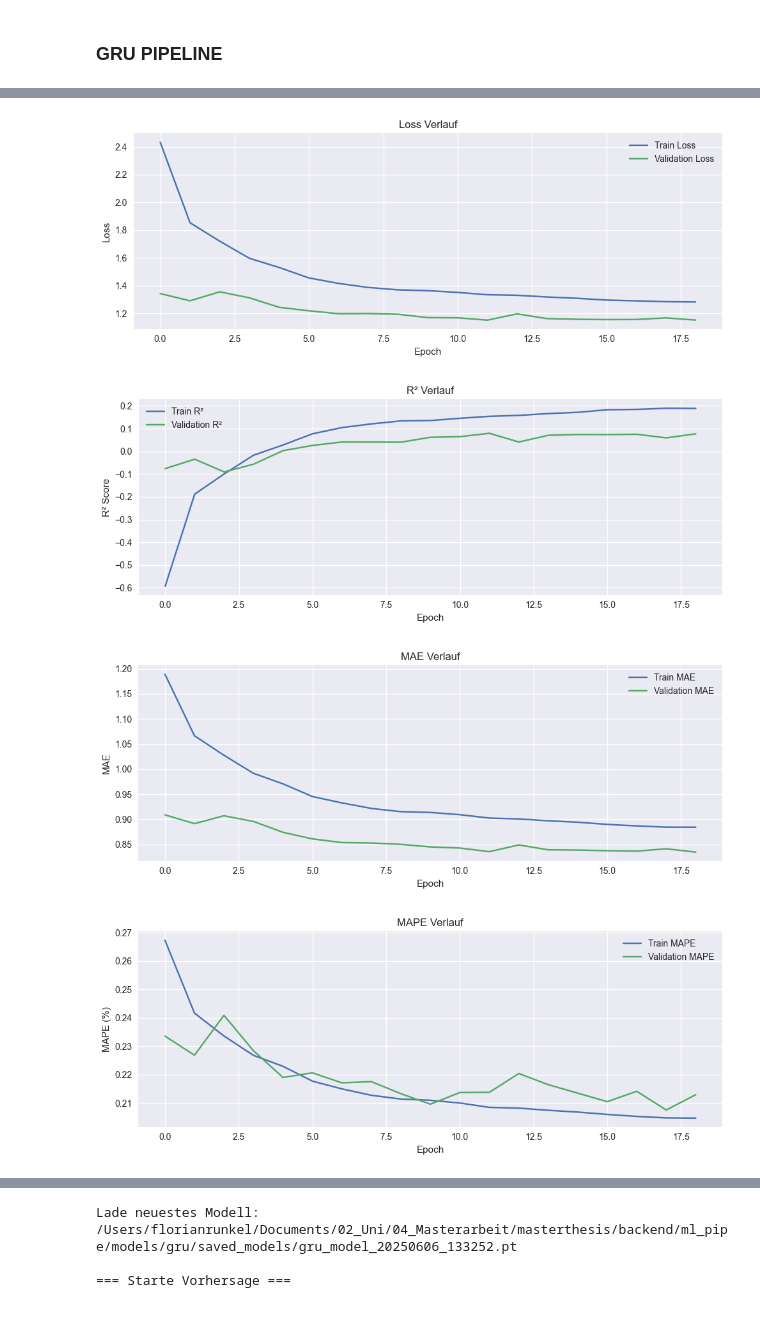
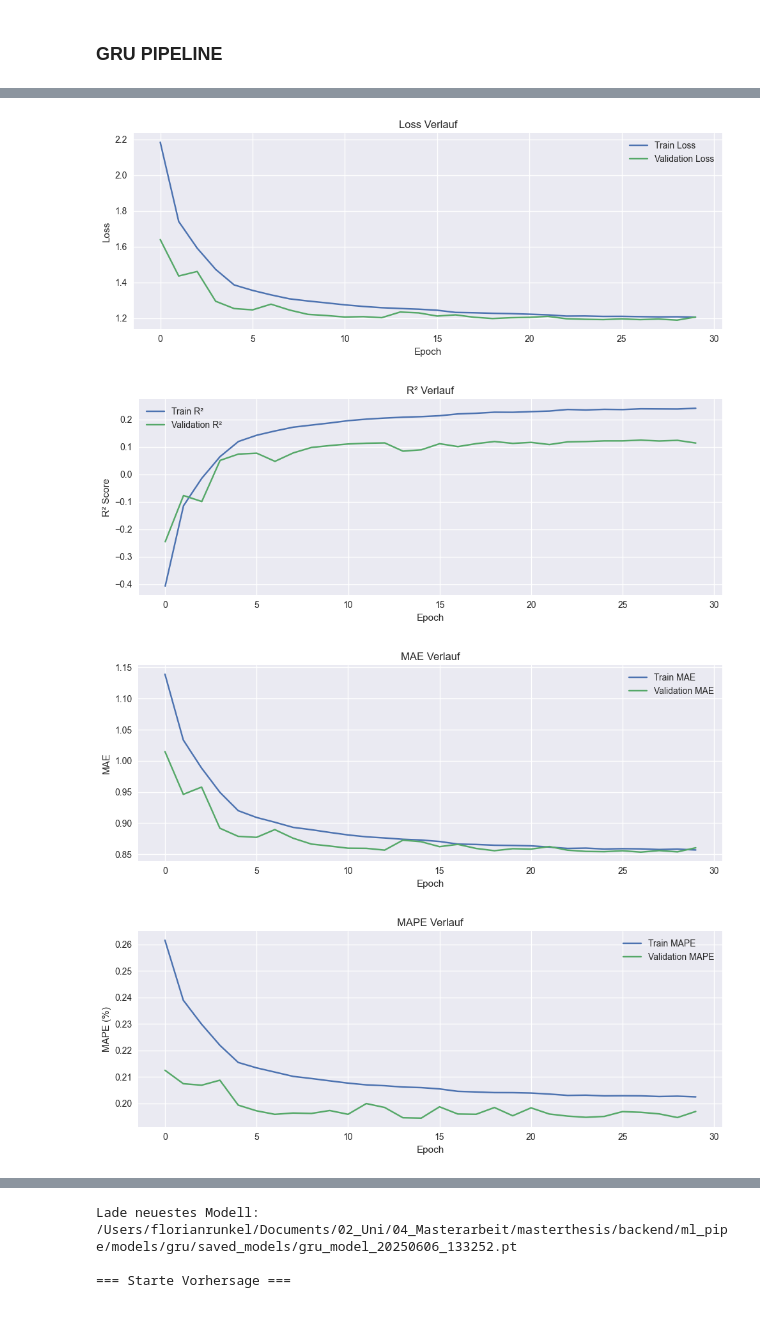
Before and after one commit to FlorianRunkel/masterthesis, a Jupyter notebook: backend/ml_pipe/models/gru/pipeline_gru.ipynb, the cells around one changed output, grey strips where cells are left out. Saved outputs shown, nothing was run; the diff lists cells and outputs as text; code cells hidden in the pictures.

```diff
--- a/backend/ml_pipe/models/gru/pipeline_gru.ipynb
+++ b/backend/ml_pipe/models/gru/pipeline_gru.ipynb
@@ -158,7 +158,7 @@ import pandas as pd
 import matplotlib.pyplot as plt
 
 # CSV-Datei laden
-df = pd.read_csv("/Users/florianrunkel/Documents/02_Uni/04_Masterarbeit/masterthesis/backend/ml_pipe/models/gru/lightning_logs/gru_training/version_38/metrics.csv")  # Pfad ggf. anpassen
+df = pd.read_csv("/Users/florianrunkel/Documents/02_Uni/04_Masterarbeit/masterthesis/backend/ml_pipe/models/gru/lightning_logs/gru_training/version_39/metrics.csv")  # Pfad ggf. anpassen
 df_clean = df.groupby("epoch").agg("first").reset_index()
 plt.style.use("seaborn-v0_8")
 
@@ -178,34 +178,34 @@ plt.plot(df_clean["epoch"], df_clean["train_r2"], label="Train R²")
 plt.plot(df_clean["epoch"], df_clean["val_r2"], label="Validation R²")
 plt.xlabel("Epoch")
 plt.ylabel("R² Score")
 plt.title("R² Verlauf")
 plt.legend()
 plt.grid(True)
 plt.tight_layout()
 plt.show()
 
 plt.figure(figsize=(10, 4))
 plt.plot(df_clean["epoch"], df_clean["train_mae"], label="Train MAE")
 plt.plot(df_clean["epoch"], df_clean["val_mae"], label="Validation MAE")
 plt.xlabel("Epoch")
 plt.ylabel("MAE")
 plt.title("MAE Verlauf")
 plt.legend()
 plt.grid(True)
 plt.tight_layout()
 plt.show()
 plt.figure(figsize=(10, 4))
 plt.plot(df_clean["epoch"], df_clean["train_mape"], label="Train MAPE")
 plt.plot(df_clean["epoch"], df_clean["val_mape"], label="Validation MAPE")
 plt.xlabel("Epoch")
 plt.ylabel("MAPE (%)")
 plt.title("MAPE Verlauf")
 plt.legend()
 plt.grid(True)
 plt.tight_layout()
 plt.show()
 # %% [output]
-[figure, old version]
+[figure, new version]
-[figure, old version]
+[figure, new version]
-[figure, old version]
+[figure, new version]
-[figure, old version]
+[figure, new version]
```
Also changed, not shown: parts of 2 cells of this notebook, 9 other files.
